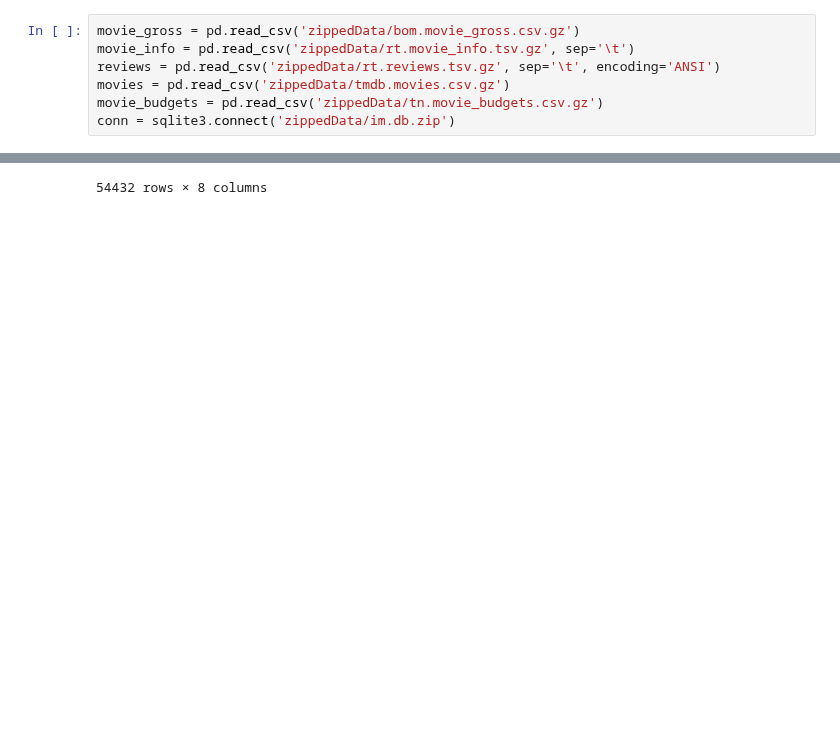
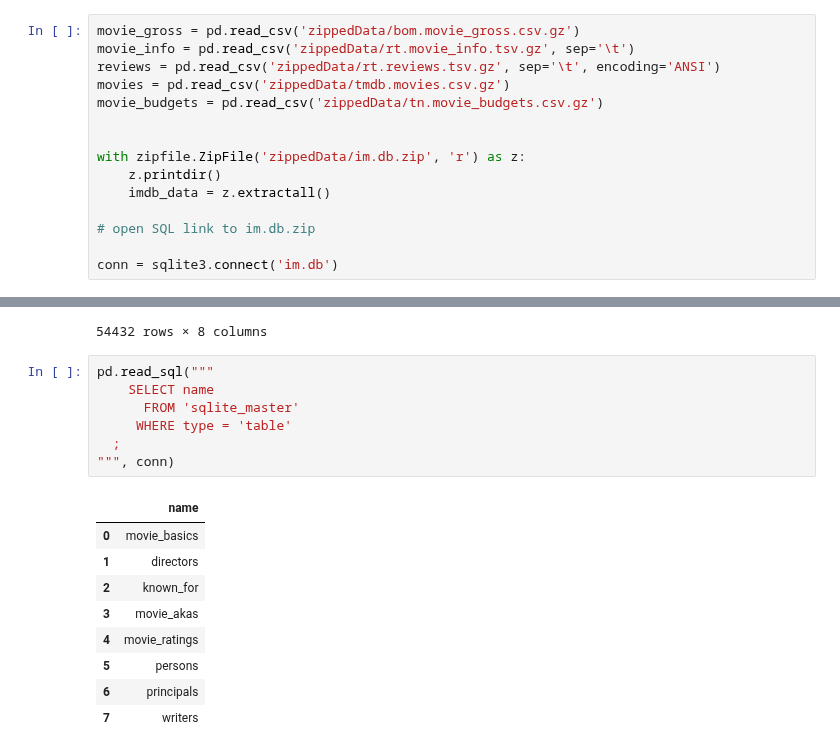
Before and after one commit to cLineman/CapStoneProject, a Jupyter notebook: ColtonLineman.ipynb, the cells around one changed output, grey strips where cells are left out. Drawn from its saved outputs; the diff is of its cells as text; blank space fills up the shorter version.

```diff
--- a/ColtonLineman.ipynb
+++ b/ColtonLineman.ipynb
@@ -9,4 +14,12 @@ movie_info = pd.read_csv('zippedData/rt.movie_info.tsv.gz', sep='\t')
 reviews = pd.read_csv('zippedData/rt.reviews.tsv.gz', sep='\t', encoding='ANSI')
 movies = pd.read_csv('zippedData/tmdb.movies.csv.gz')
 movie_budgets = pd.read_csv('zippedData/tn.movie_budgets.csv.gz')
-conn = sqlite3.connect('zippedData/im.db.zip')
+
+
+with zipfile.ZipFile('zippedData/im.db.zip', 'r') as z:
+    z.printdir()
+    imdb_data = z.extractall()
+
+# open SQL link to im.db.zip
+
+conn = sqlite3.connect('im.db')
@@ -566,3 +582,20 @@ reviews
 | 54430 | 2000 | NaN | 2.5/5 | 0.0 | Christopher Null | 0 | Filmcritic.com | September 7, 2003 |
 | 54431 | 2000 | NaN | 3/5 | 1.0 | Nicolas Lacroix | 0 | Showbizz.net | November 12, 2002 |
 54432 rows × 8 columns
+# %%
+pd.read_sql("""
+    SELECT name
+      FROM 'sqlite_master'
+     WHERE type = 'table'
+  ;
+""", conn)
+# %% [output]
+|  | name |
+| 0 | movie_basics |
+| 1 | directors |
+| 2 | known_for |
+| 3 | movie_akas |
+| 4 | movie_ratings |
+| 5 | persons |
+| 6 | principals |
+| 7 | writers |
```
Also changed, not shown: parts of 2 cells of this notebook.
